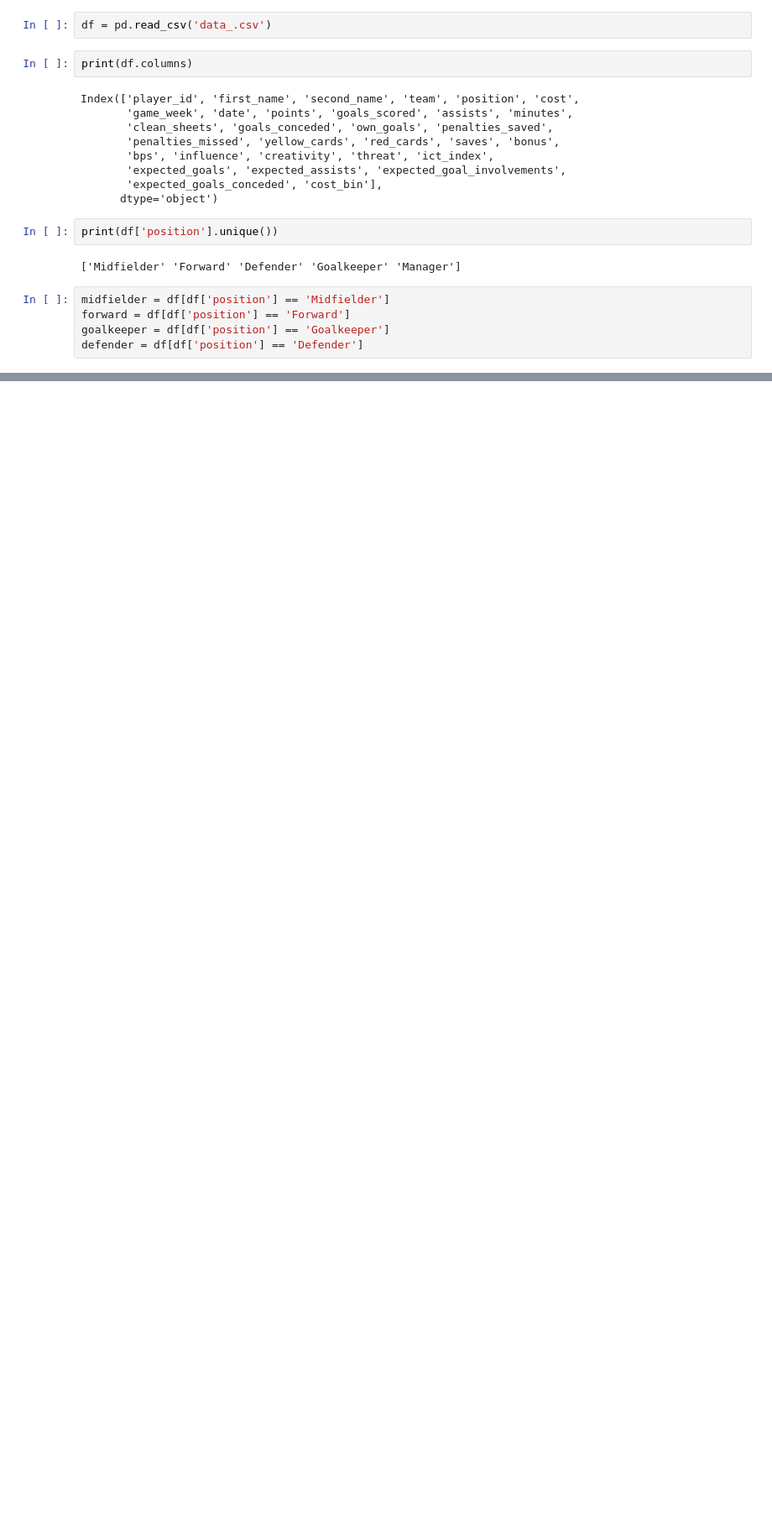
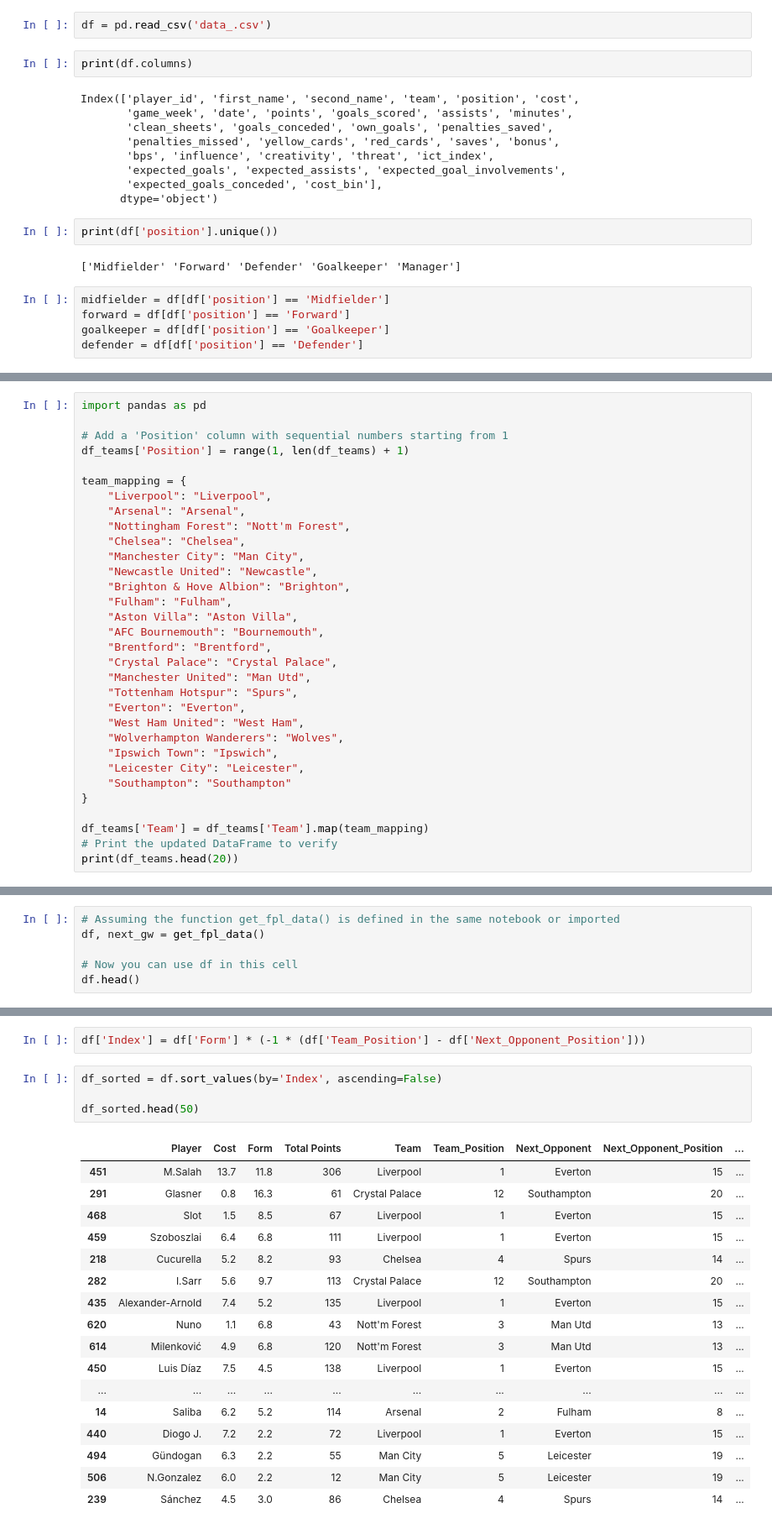
Before and after one commit to Yeti7554/scoresnippet-data, a Jupyter notebook: research.ipynb, the cells around one changed output, grey strips where cells are left out. Shown at 84% size. Saved outputs shown, nothing was run; the diff lists cells and outputs as text; blank space fills up the shorter version.

```diff
--- a/research.ipynb
+++ b/research.ipynb
@@ -176,0 +962,32 @@ plt.show()
+# %%
+import pandas as pd
+
+# Add a 'Position' column with sequential numbers starting from 1
+df_teams['Position'] = range(1, len(df_teams) + 1)
+
+team_mapping = {
+    "Liverpool": "Liverpool",
+    "Arsenal": "Arsenal",
+    "Nottingham Forest": "Nott'm Forest",
+    "Chelsea": "Chelsea",
+    "Manchester City": "Man City",
+    "Newcastle United": "Newcastle",
+    "Brighton & Hove Albion": "Brighton",
+    "Fulham": "Fulham",
+    "Aston Villa": "Aston Villa",
+    "AFC Bournemouth": "Bournemouth",
+    "Brentford": "Brentford",
+    "Crystal Palace": "Crystal Palace",
+    "Manchester United": "Man Utd",
+    "Tottenham Hotspur": "Spurs",
+    "Everton": "Everton",
+    "West Ham United": "West Ham",
+    "Wolverhampton Wanderers": "Wolves",
+    "Ipswich Town": "Ipswich",
+    "Leicester City": "Leicester",
+    "Southampton": "Southampton"
+}
+
+df_teams['Team'] = df_teams['Team'].map(team_mapping)
+# Print the updated DataFrame to verify
+print(df_teams.head(20))
@@ -176,0 +1123,6 @@ plt.show()
+# %%
+# Assuming the function get_fpl_data() is defined in the same notebook or imported
+df, next_gw = get_fpl_data()
+
+# Now you can use df in this cell
+df.head()
@@ -176,0 +1136,24 @@ plt.show()
+# %%
+df['Index'] = df['Form'] * (-1 * (df['Team_Position'] - df['Next_Opponent_Position']))
+# %%
+df_sorted = df.sort_values(by='Index', ascending=False)
+
+df_sorted.head(50)
+# %% [output]
+|  | Player | Cost | Form | Total Points | Team | Team_Position | Next_Opponent | Next_Opponent_Position | ... |
+| 451 | M.Salah | 13.7 | 11.8 | 306 | Liverpool | 1 | Everton | 15 | ... |
+| 291 | Glasner | 0.8 | 16.3 | 61 | Crystal Palace | 12 | Southampton | 20 | ... |
+| 468 | Slot | 1.5 | 8.5 | 67 | Liverpool | 1 | Everton | 15 | ... |
+| 459 | Szoboszlai | 6.4 | 6.8 | 111 | Liverpool | 1 | Everton | 15 | ... |
+| 218 | Cucurella | 5.2 | 8.2 | 93 | Chelsea | 4 | Spurs | 14 | ... |
+| 282 | I.Sarr | 5.6 | 9.7 | 113 | Crystal Palace | 12 | Southampton | 20 | ... |
+| 435 | Alexander-Arnold | 7.4 | 5.2 | 135 | Liverpool | 1 | Everton | 15 | ... |
+| 620 | Nuno | 1.1 | 6.8 | 43 | Nott'm Forest | 3 | Man Utd | 13 | ... |
+| 614 | Milenković | 4.9 | 6.8 | 120 | Nott'm Forest | 3 | Man Utd | 13 | ... |
+| 450 | Luis Díaz | 7.5 | 4.5 | 138 | Liverpool | 1 | Everton | 15 | ... |
+| ... | ... | ... | ... | ... | ... | ... | ... | ... | ... |
+| 14 | Saliba | 6.2 | 5.2 | 114 | Arsenal | 2 | Fulham | 8 | ... |
+| 440 | Diogo J. | 7.2 | 2.2 | 72 | Liverpool | 1 | Everton | 15 | ... |
+| 494 | Gündogan | 6.3 | 2.2 | 55 | Man City | 5 | Leicester | 19 | ... |
+| 506 | N.Gonzalez | 6.0 | 2.2 | 12 | Man City | 5 | Leicester | 19 | ... |
+| 239 | Sánchez | 4.5 | 3.0 | 86 | Chelsea | 4 | Spurs | 14 | ... |
```
Also changed, not shown: parts of 14 cells of this notebook, 2 other files.
